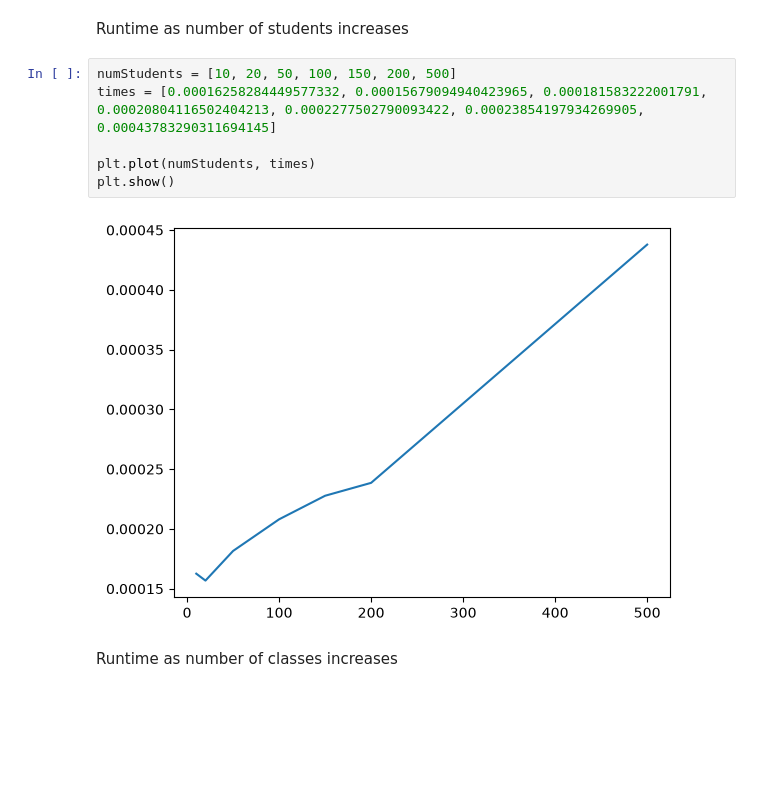
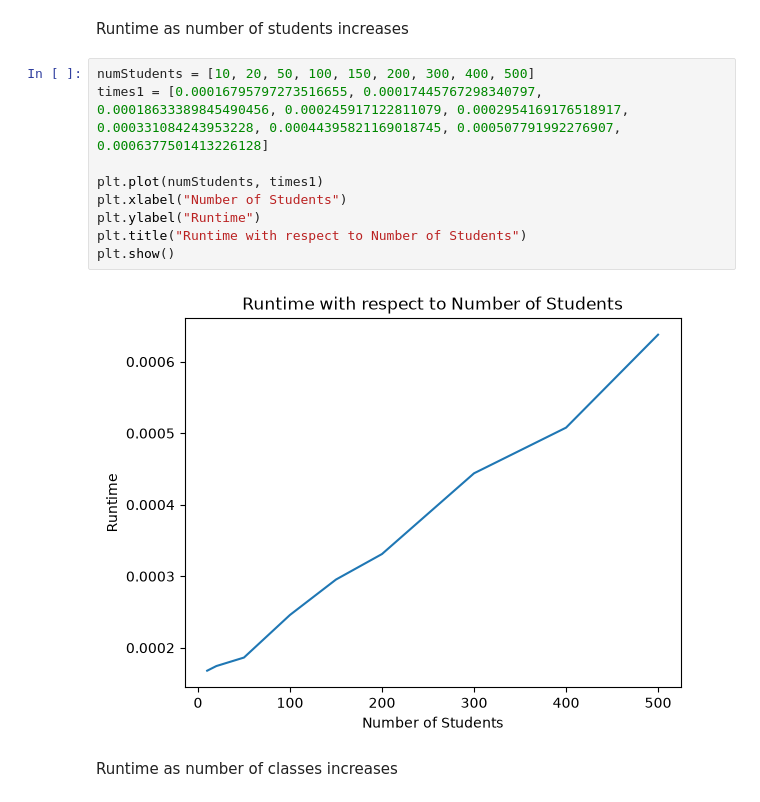
Before and after one commit to enkennedy/cs340_project, a Jupyter notebook: time_analysis/time_analysis.ipynb, the cells around one changed output. Drawn from its saved outputs; the diff is of its cells as text; blank space fills up the shorter version.

Commit message:
added additional runtime analysis

```diff
--- a/time_analysis/time_analysis.ipynb
+++ b/time_analysis/time_analysis.ipynb
@@ -21,13 +21,16 @@ import matplotlib.pyplot as plt
 # %% [markdown]
 Runtime as number of students increases
 # %%
-numStudents = [10, 20, 50, 100, 150, 200, 500]
-times = [0.00016258284449577332, 0.00015679094940423965, 0.000181583222001791, 0.00020804116502404213, 0.0002277502790093422, 0.00023854197934269905, 0.00043783290311694145]
+numStudents = [10, 20, 50, 100, 150, 200, 300, 400, 500]
+times1 = [0.00016795797273516655, 0.00017445767298340797, 0.00018633389845490456, 0.000245917122811079, 0.0002954169176518917, 0.000331084243953228, 0.00044395821169018745, 0.000507791992276907, 0.0006377501413226128]
 
-plt.plot(numStudents, times)
+plt.plot(numStudents, times1)
+plt.xlabel("Number of Students")
+plt.ylabel("Runtime")
+plt.title("Runtime with respect to Number of Students")
 plt.show()
 # %% [output]
-[figure, old version]
+[figure, new version]
 # %% [markdown]
 Runtime as number of classes increases
 # %%
```
Also changed, not shown: parts of 1 cell of this notebook, 12 other files.
